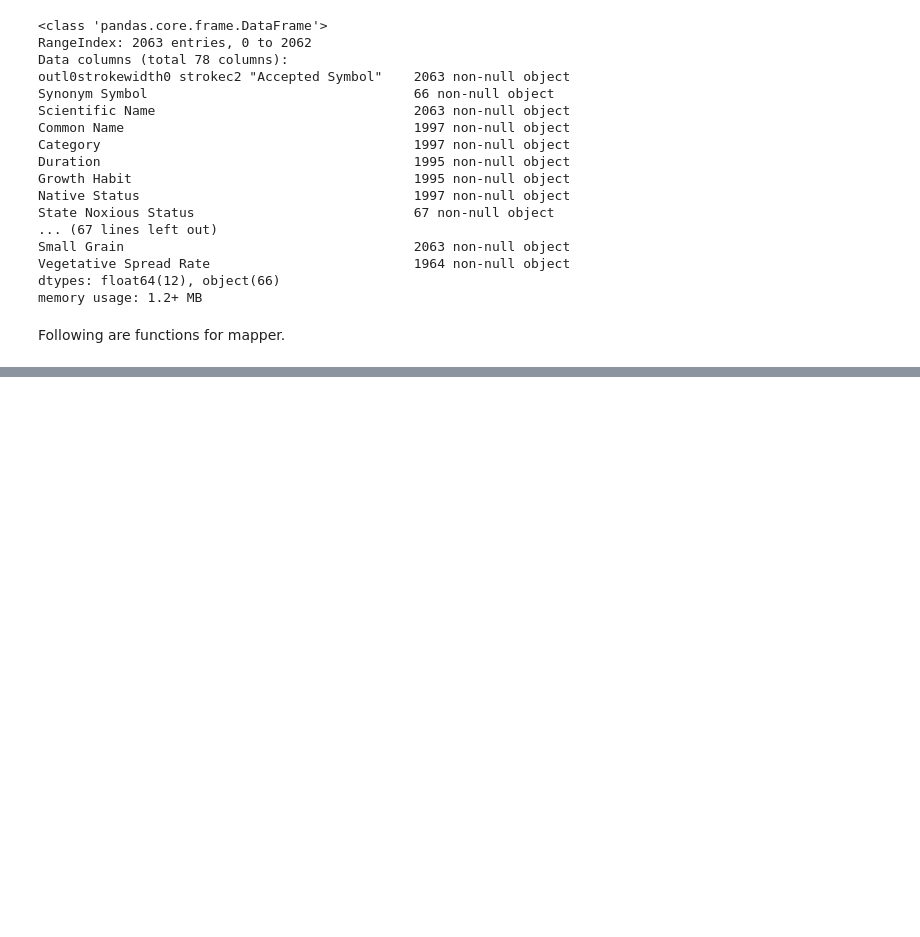
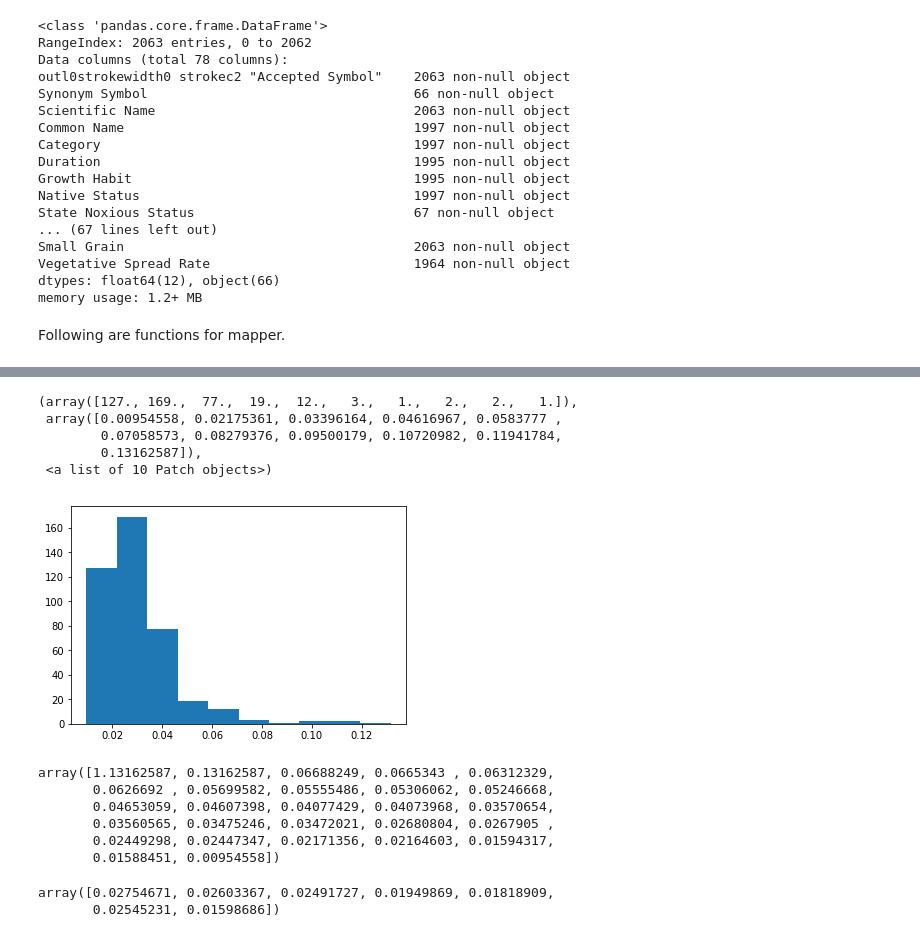
Before and after one commit to nkacoroski/dsc-3-final-project, a Jupyter notebook: student.ipynb, the cells around one changed output, grey strips where cells are left out. Saved outputs shown, nothing was run; the diff lists cells and outputs as text; code cells hidden in the pictures; blank space fills up the shorter version.

```diff
--- a/student.ipynb
+++ b/student.ipynb
@@ -274,5 +328,5 @@ X_train_clean = union.fit_transform(X_train)
 X_test_clean = union.transform(X_test)
 
 # to view as dataframe, unhash below
-# column_names = cat_pipeline.named_steps['preprocess'].get_feature_names().tolist() + numeric_features
-# pd.DataFrame(union.fit_transform(X_train).toarray(), columns=column_names).T
+column_names = cat_pipeline.named_steps['preprocess'].get_feature_names().tolist() + numeric_features
+pd.DataFrame(union.fit_transform(X_train).toarray(), columns=column_names).T.head()
@@ -341,0 +450,23 @@ pca.transform()
+# %%
+plt.hist(y_test_pred[:,1])
+# %% [output]
+(array([127., 169.,  77.,  19.,  12.,   3.,   1.,   2.,   2.,   1.]),
+ array([0.00954558, 0.02175361, 0.03396164, 0.04616967, 0.0583777 ,
+        0.07058573, 0.08279376, 0.09500179, 0.10720982, 0.11941784,
+        0.13162587]),
+ <a list of 10 Patch objects>)
+[figure, added]
+# %%
+test_thresholds
+# %% [output]
+array([1.13162587, 0.13162587, 0.06688249, 0.0665343 , 0.06312329,
+       0.0626692 , 0.05699582, 0.05555486, 0.05306062, 0.05246668,
+       0.04653059, 0.04607398, 0.04077429, 0.04073968, 0.03570654,
+       0.03560565, 0.03475246, 0.03472021, 0.02680804, 0.0267905 ,
+       0.02449298, 0.02447347, 0.02171356, 0.02164603, 0.01594317,
+       0.01588451, 0.00954558])
+# %%
+y_test_pred[:,1][:7]
+# %% [output]
+array([0.02754671, 0.02603367, 0.02491727, 0.01949869, 0.01818909,
+       0.02545231, 0.01598686])
```
Also changed, not shown: parts of 45 cells of this notebook, 2 other files.
